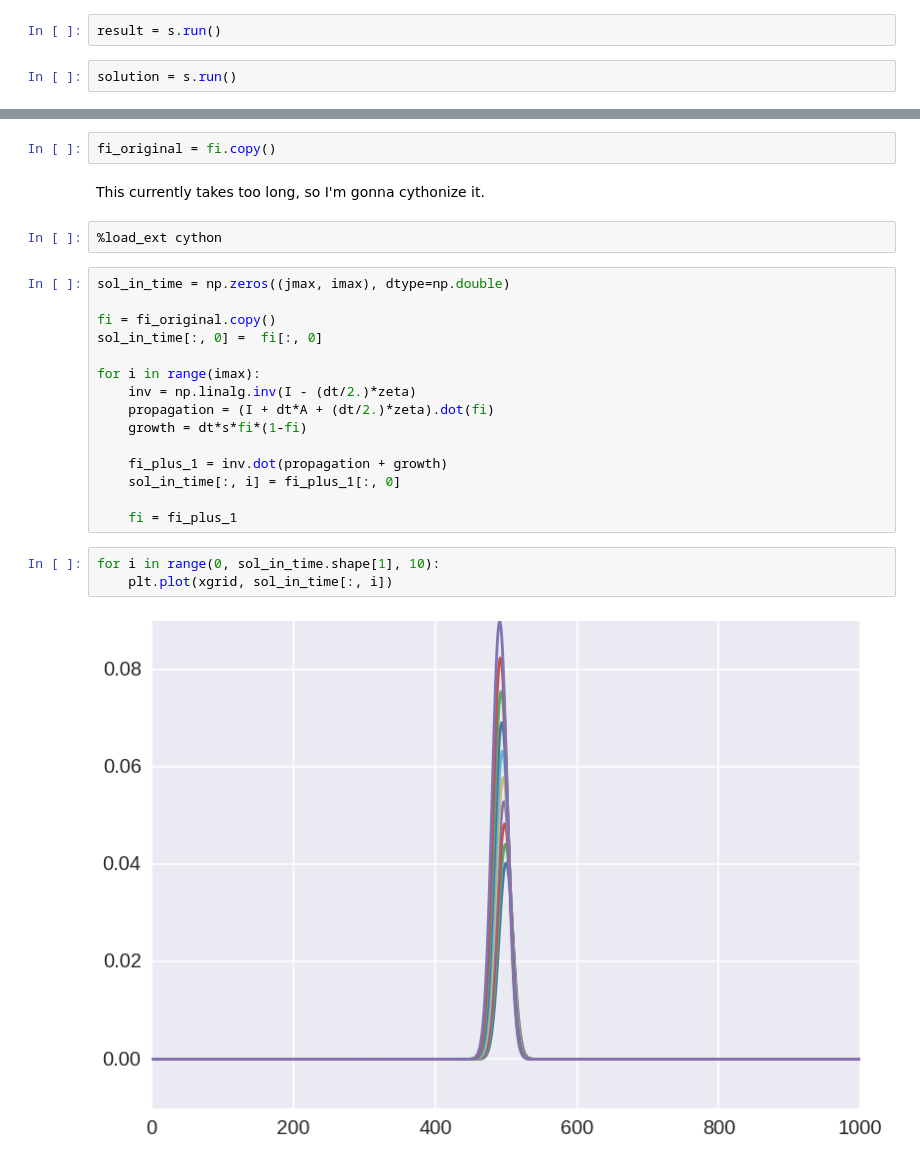
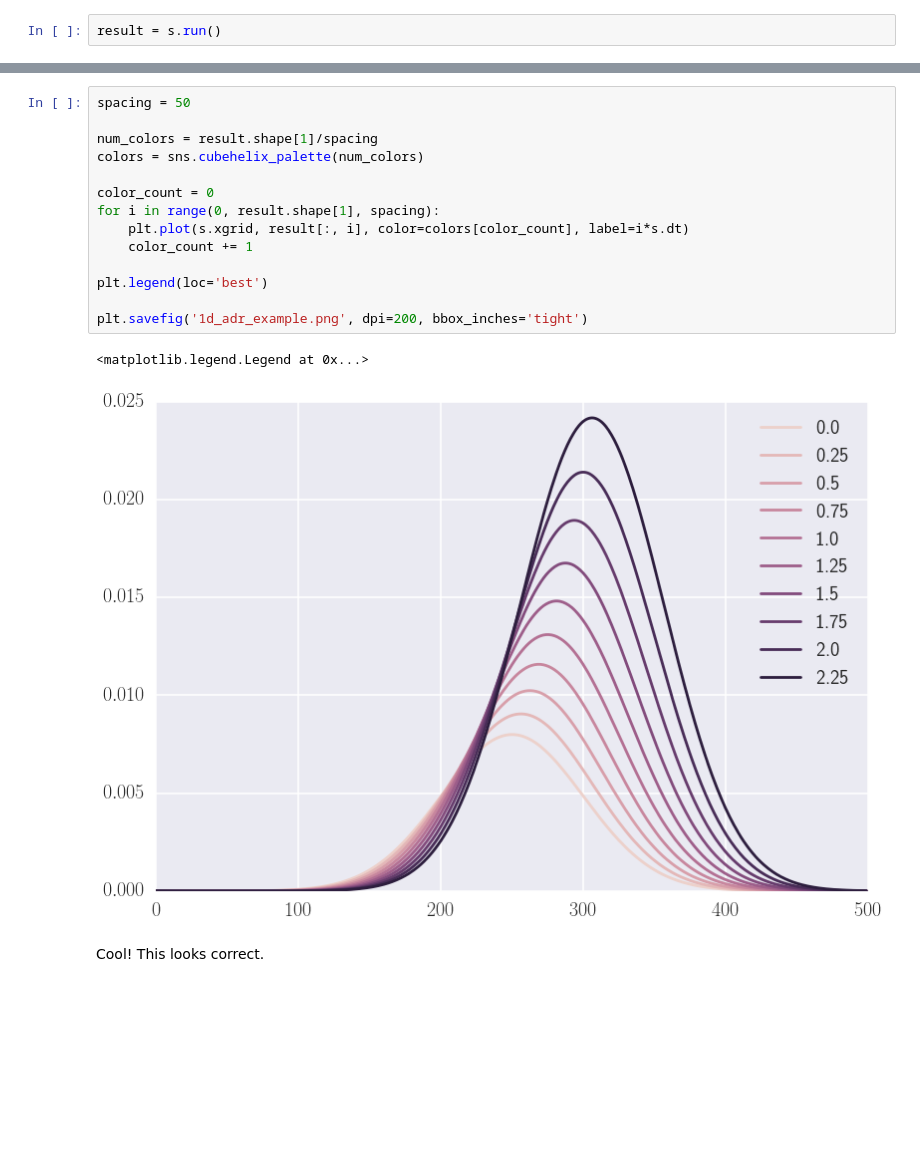
Before and after one commit to btweinstein/AC274, a Jupyter notebook: docs/1d_adr_package.ipynb, the cells around one changed output, grey strips where cells are left out. Drawn from its saved outputs; the diff is of its cells as text; blank space fills up the shorter version.

Commit message:
The solver is working now. I now use crank-nickelson on velocity as well as it doesn't impact performance much. Also included an output figure.

```diff
--- a/docs/1d_adr_package.ipynb
+++ b/docs/1d_adr_package.ipynb
@@ -23,4 +42,2 @@ s = Solver()
 # %%
 result = s.run()
-# %%
-solution = s.run()
@@ -97,26 +44,19 @@ I = np.identity(jmax, dtype=np.double)
-# %%
-fi_original = fi.copy()
-# %% [markdown]
-This currently takes too long, so I'm gonna cythonize it.
-# %%
-%load_ext cython
-# %%
-sol_in_time = np.zeros((jmax, imax), dtype=np.double)
-
-fi = fi_original.copy()
-sol_in_time[:, 0] =  fi[:, 0]
-
-for i in range(imax):
-    inv = np.linalg.inv(I - (dt/2.)*zeta)
-    propagation = (I + dt*A + (dt/2.)*zeta).dot(fi)
-    growth = dt*s*fi*(1-fi)
-
-    fi_plus_1 = inv.dot(propagation + growth)
-    sol_in_time[:, i] = fi_plus_1[:, 0]
-
-    fi = fi_plus_1
-# %%
-for i in range(0, sol_in_time.shape[1], 10):
-    plt.plot(xgrid, sol_in_time[:, i])
-# %% [output]
-[figure, removed]
+# %%
+spacing = 50
+
+num_colors = result.shape[1]/spacing
+colors = sns.cubehelix_palette(num_colors)
+
+color_count = 0
+for i in range(0, result.shape[1], spacing):
+    plt.plot(s.xgrid, result[:, i], color=colors[color_count], label=i*s.dt)
+    color_count += 1
+
+plt.legend(loc='best')
+
+plt.savefig('1d_adr_example.png', dpi=200, bbox_inches='tight')
+# %% [output]
+<matplotlib.legend.Legend at 0x...>
+[figure, added]
+# %% [markdown]
+Cool! This looks correct.
```
Also changed, not shown: parts of 15 cells of this notebook, 3 other files.
